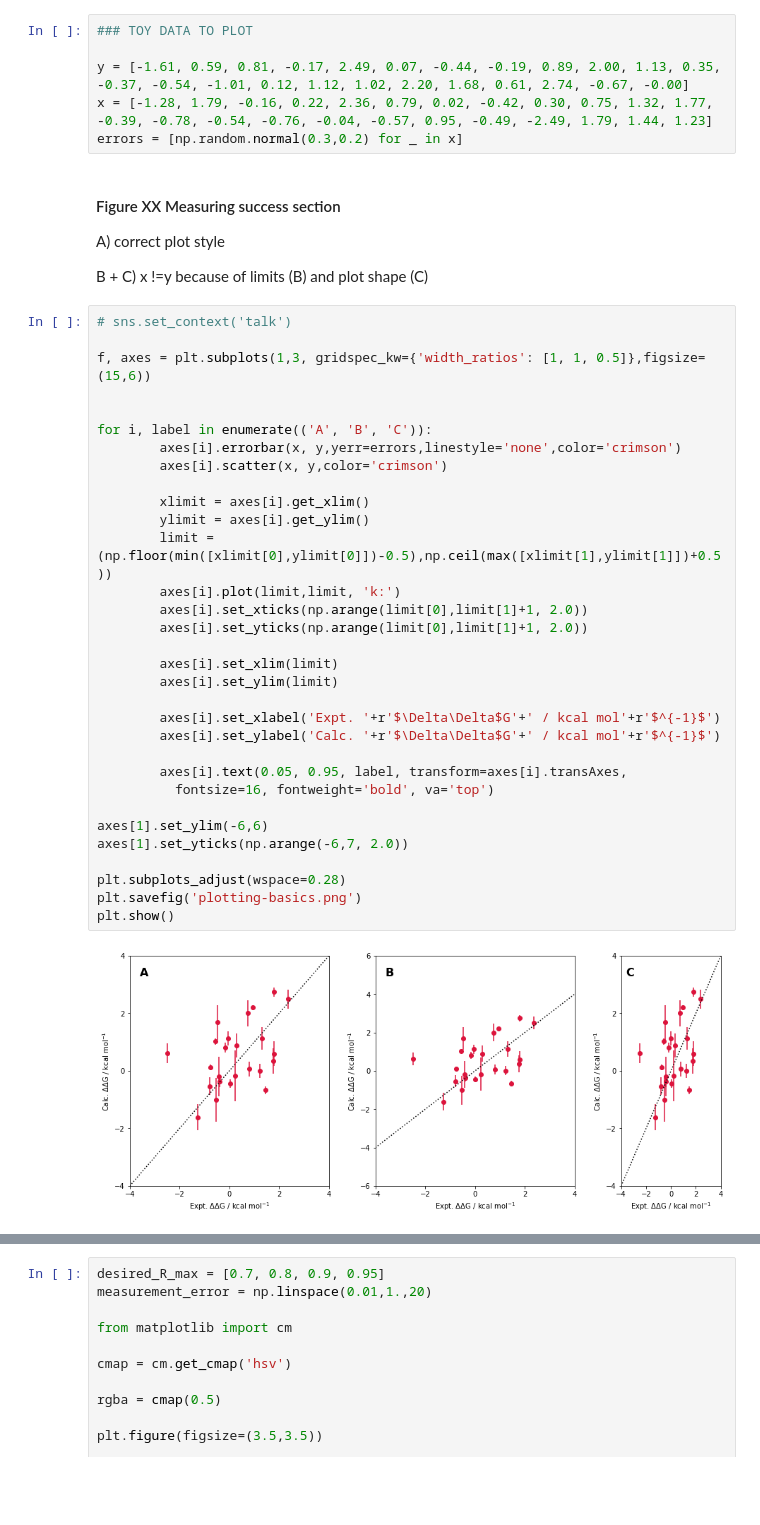
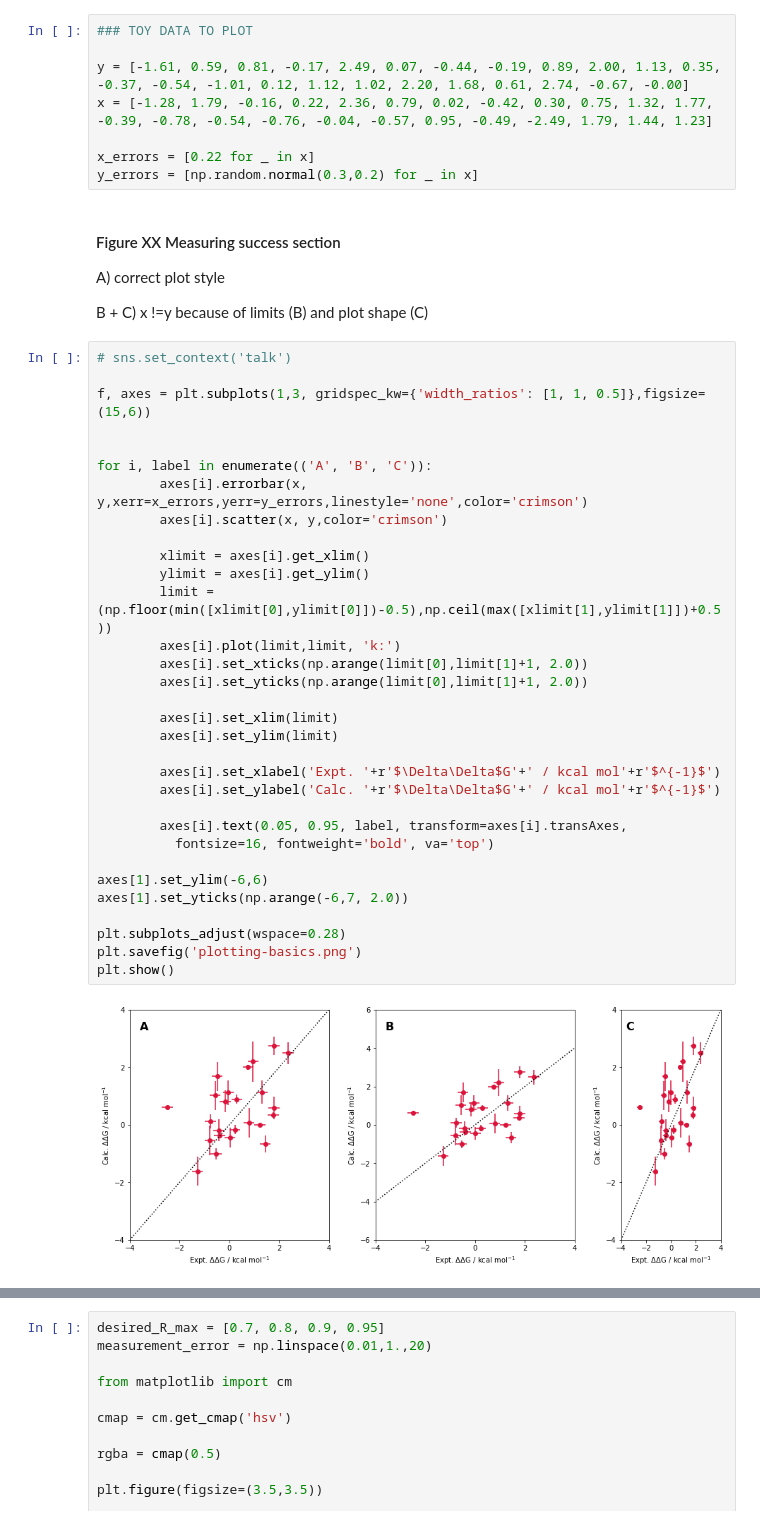
Before and after one commit to openforcefield/protein-ligand-benchmark-livecoms, a Jupyter notebook: figures/analysis/analysis-section.ipynb, the cells around one changed output, grey strips where cells are left out. Cells and saved outputs as stored; diff of their text form; blank space fills up the shorter version.

```diff
--- a/figures/analysis/analysis-section.ipynb
+++ b/figures/analysis/analysis-section.ipynb
@@ -11,7 +12,9 @@ import seaborn as sns
 
 y = [-1.61, 0.59, 0.81, -0.17, 2.49, 0.07, -0.44, -0.19, 0.89, 2.00, 1.13, 0.35, -0.37, -0.54, -1.01, 0.12, 1.12, 1.02, 2.20, 1.68, 0.61, 2.74, -0.67, -0.00]
 x = [-1.28, 1.79, -0.16, 0.22, 2.36, 0.79, 0.02, -0.42, 0.30, 0.75, 1.32, 1.77, -0.39, -0.78, -0.54, -0.76, -0.04, -0.57, 0.95, -0.49, -2.49, 1.79, 1.44, 1.23]
-errors = [np.random.normal(0.3,0.2) for _ in x]
+
+x_errors = [0.22 for _ in x]
+y_errors = [np.random.normal(0.3,0.2) for _ in x]
 # %% [markdown]
 #### Figure XX Measuring success section
 
@@ -24,32 +27,32 @@ B + C) x !=y because of limits (B) and plot shape (C)
 
 f, axes = plt.subplots(1,3, gridspec_kw={'width_ratios': [1, 1, 0.5]},figsize=(15,6))
 
 
 for i, label in enumerate(('A', 'B', 'C')):
-        axes[i].errorbar(x, y,yerr=errors,linestyle='none',color='crimson')
+        axes[i].errorbar(x, y,xerr=x_errors,yerr=y_errors,linestyle='none',color='crimson')
         axes[i].scatter(x, y,color='crimson')
 
         xlimit = axes[i].get_xlim()
         ylimit = axes[i].get_ylim()
         limit = (np.floor(min([xlimit[0],ylimit[0]])-0.5),np.ceil(max([xlimit[1],ylimit[1]])+0.5))
         axes[i].plot(limit,limit, 'k:')
         axes[i].set_xticks(np.arange(limit[0],limit[1]+1, 2.0))
         axes[i].set_yticks(np.arange(limit[0],limit[1]+1, 2.0))
 
         axes[i].set_xlim(limit)
         axes[i].set_ylim(limit)
 
         axes[i].set_xlabel('Expt. '+r'$\Delta\Delta$G'+' / kcal mol'+r'$^{-1}$')
         axes[i].set_ylabel('Calc. '+r'$\Delta\Delta$G'+' / kcal mol'+r'$^{-1}$')
 
         axes[i].text(0.05, 0.95, label, transform=axes[i].transAxes,
           fontsize=16, fontweight='bold', va='top')
 
 axes[1].set_ylim(-6,6)
 axes[1].set_yticks(np.arange(-6,7, 2.0))
 
 plt.subplots_adjust(wspace=0.28)
 plt.savefig('plotting-basics.png')
 plt.show()
 # %% [output]
-[figure, old version]
+[figure, new version]
```
Also changed, not shown: parts of 6 cells of this notebook, 2 other files.
